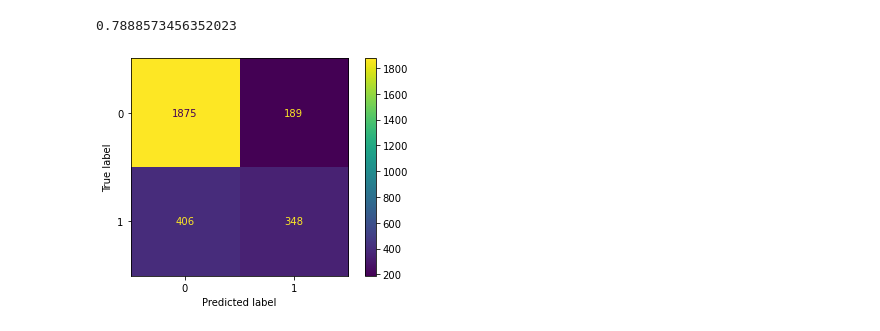
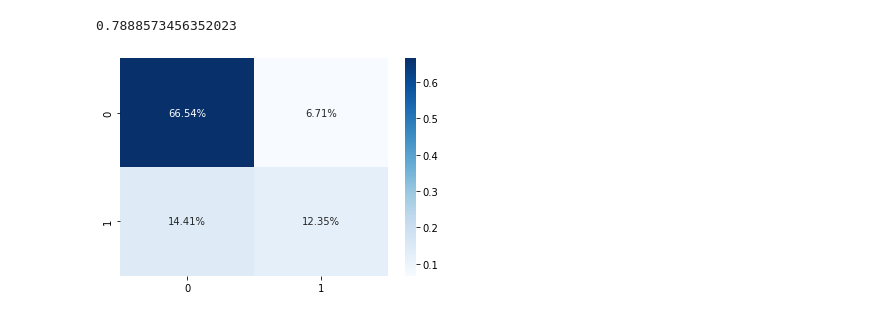
Before and after one commit to thusspokedata/Ironhack-Data-Analyst-Bootcamp, a Jupyter notebook: Week4/day 2/Optional Lab - Imbalanced data.ipynb, the cells around one changed output. Drawn from its saved outputs; the diff is of its cells as text; code cells hidden in the pictures.

```diff
--- a/Week4/day 2/Optional Lab - Imbalanced data.ipynb
+++ b/Week4/day 2/Optional Lab - Imbalanced data.ipynb
@@ -147,21 +157,19 @@ from sklearn.model_selection import train_test_split
 # %%
 X_train, X_test, y_train, y_test = train_test_split(X, y, test_size=0.4, random_state=40)
 # %%
-classification = LogisticRegression(random_state=0, solver='lbfgs',max_iter=400,multi_class='ovr').fit(X_train, y_train)
+clf = LogisticRegression(random_state=0, solver='lbfgs',max_iter=400,multi_class='ovr').fit(X_train, y_train)
 # %%
-predictions = classification.predict(X_test)
+predictions = clf.predict(X_test)
 # %%
 accuracy_score(y_test, predictions)
 # %% [output]
 0.7888573456352023
-# %%
-# Confusion matrix
-from sklearn.metrics import confusion_matrix
-from sklearn.metrics import plot_confusion_matrix
-
-accuracy_score(y_test,predictions)
-confusion_matrix(y_test,predictions)
-plot_confusion_matrix(classification, X_test, y_test)
-plt.show()
-# %% [output]
-[figure, removed]
+# %%
+from sklearn.metrics import confusion_matrix
+from sklearn.metrics import plot_confusion_matrix
+
+cf_matrix = confusion_matrix(y_test,predictions)
+sns.heatmap(cf_matrix/np.sum(cf_matrix), annot=True,
+            fmt='.2%', cmap='Blues');
+# %% [output]
+[figure, added]
```
Also changed, not shown: parts of 9 cells of this notebook, 12 other files.
